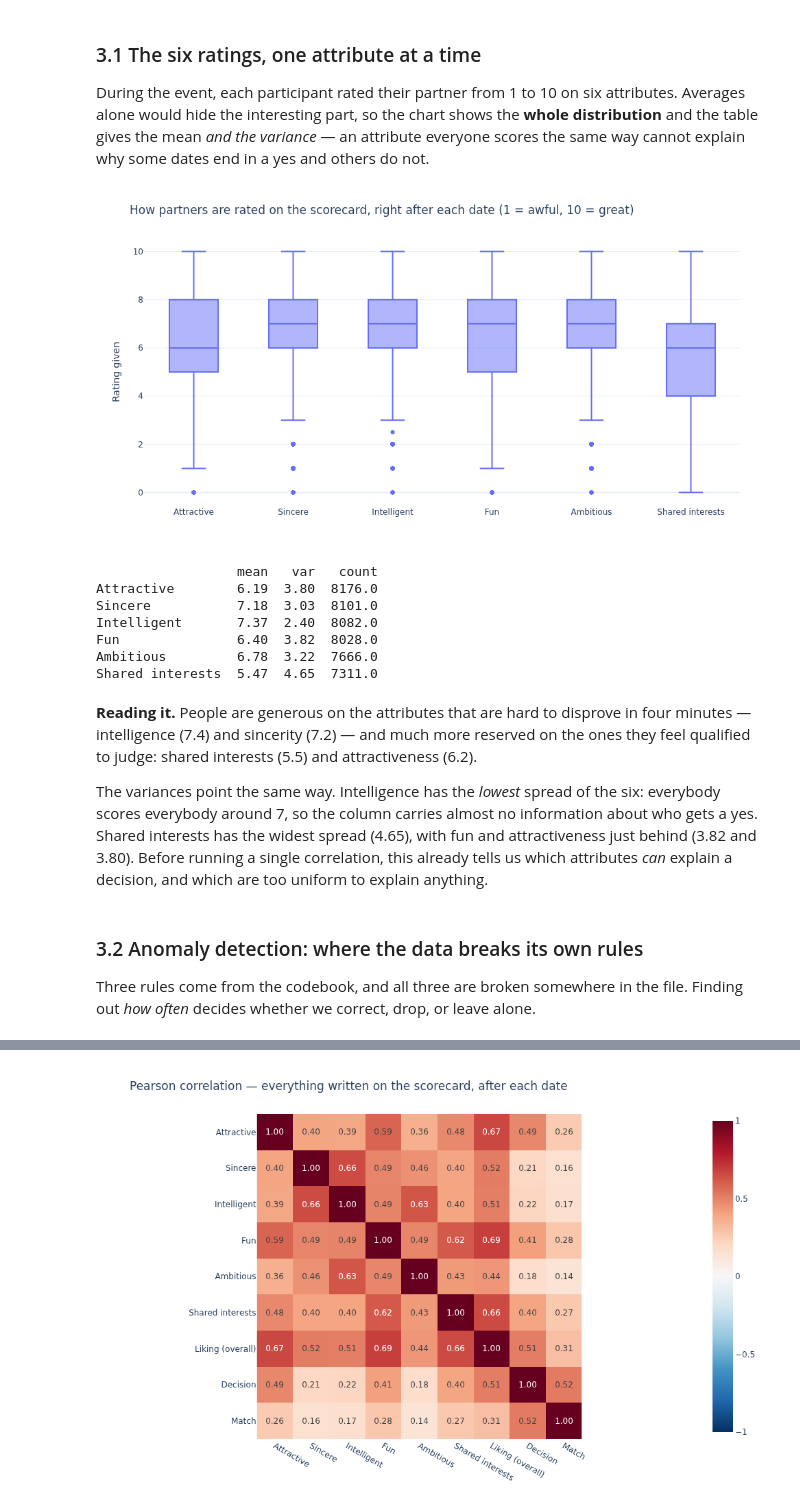
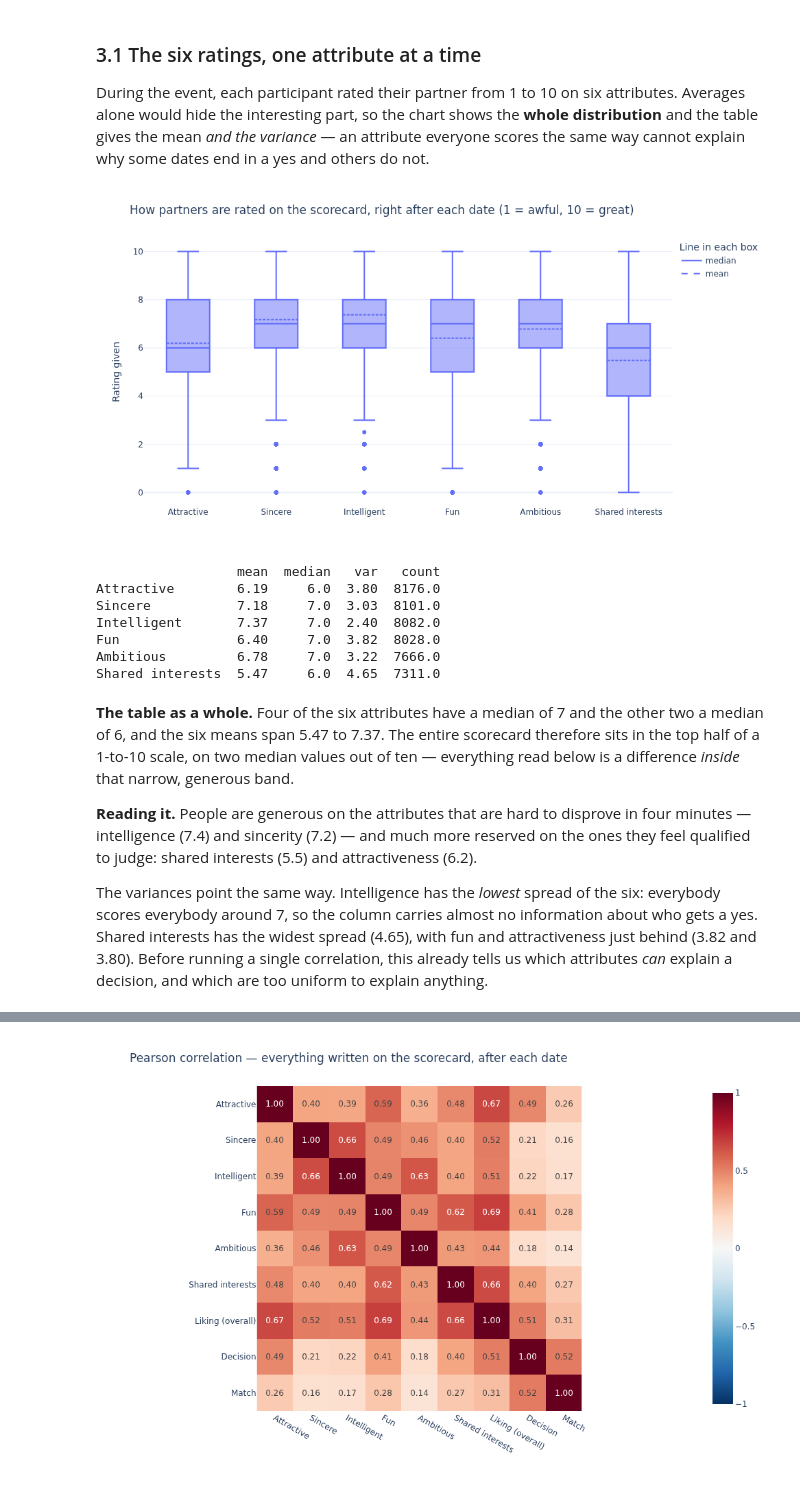
Before and after one commit to paezxavi/jedha_tinder_project, a Jupyter notebook: tinder_project.ipynb, the cells around one changed output, grey strips where cells are left out. Cells and saved outputs as stored; diff of their text form; code cells hidden in the pictures.

```diff
--- a/tinder_project.ipynb
+++ b/tinder_project.ipynb
@@ -279,11 +159,0 @@ reports how many are left.
-# %%
-# The four sparse columns, in the order the text above discusses them.
-sparse = ['income', 'mn_sat', 'tuition', 'expnum']
-print('Columns left untouched, missing rate:')
-for col in sparse:
-    print(f'  {col:9s} {df[col].isna().mean():5.1%}')
-
-print('\nColumns the analysis relies on, missing rate:')
-for col in ['dec', 'match', 'order', 'attr', 'shar', 'like', 'int_corr', 'samerace',
-            'attr1_1', 'attr3_1', 'attr_o']:
-    print(f'  {col:9s} {df[col].isna().mean():5.1%}')
@@ -319,44 +691,60 @@ alone would hide the interesting part, so the chart shows the **whole distributi
 gives the mean *and the variance* — an attribute everyone scores the same way cannot explain why
 some dates end in a yes and others do not.
 # %%
-SCORECARD = ['attr', 'sinc', 'intel', 'fun', 'amb', 'shar']
+SCORECARD = RATING          # the six ratings, named in section 2.2
 LABELS = {'attr': 'Attractive', 'sinc': 'Sincere', 'intel': 'Intelligent',
           'fun': 'Fun', 'amb': 'Ambitious', 'shar': 'Shared interests'}
 
 # Reshape to long format: one row per (date, attribute, score), which is what a box plot needs.
 ratings_long = df.melt(value_vars=SCORECARD, var_name='attribute', value_name='score').dropna()
 ratings_long['attribute'] = ratings_long['attribute'].map(LABELS)
 
 fig = px.box(ratings_long, x='attribute', y='score',
              title='How partners are rated on the scorecard, right after each date (1 = awful, 10 = great)',
              labels={'attribute': '', 'score': 'Rating given'})
+
+# A box plot draws the MEDIAN, so the solid line in each box does not match the mean in the table
+# below -- boxmean adds the mean as a dashed line, and the gap between the two lines is the skew.
+fig.update_traces(boxmean=True)
+
+# Plotly puts no legend on those two lines, and an unlabelled dashed line is a question the reader
+# should not have to ask. Two empty traces (x=[None]) draw nothing but appear in the legend, one
+# per line style -- the colour is read from the boxes themselves rather than typed in again.
+box_colour = fig.data[0].marker.color
+for name, dash in [('median', 'solid'), ('mean', 'dash')]:
+    fig.add_scatter(x=[None], y=[None], mode='lines', name=name,
+                    line=dict(color=box_colour, dash=dash))
+fig.update_layout(showlegend=True, legend=dict(title='Line in each box', y=1, x=1.01))
+
 show(fig, '3_1_rating_distributions')
 
 # Mean and variance side by side: the mean says how generous people are, the variance says how
-# much they disagree -- and only the second can drive a decision.
-summary = df[SCORECARD].agg(['mean', 'var', 'count']).T
+# much they disagree -- and only the second can drive a decision. The median comes along because
+# it is what the chart above draws: reading the two together is what shows the skew.
+summary = df[SCORECARD].agg(['mean', 'median', 'var', 'count']).T
 summary.index = summary.index.map(LABELS)
 print(summary.round(2).to_string())
 # %% [output]
-[figure, old version]
+[figure, new version]
-                  mean   var   count
-Attractive        6.19  3.80  8176.0
-Sincere           7.18  3.03  8101.0
-Intelligent       7.37  2.40  8082.0
-Fun               6.40  3.82  8028.0
-Ambitious         6.78  3.22  7666.0
-Shared interests  5.47  4.65  7311.0
+                  mean  median   var   count
+Attractive        6.19     6.0  3.80  8176.0
+Sincere           7.18     7.0  3.03  8101.0
+Intelligent       7.37     7.0  2.40  8082.0
+Fun               6.40     7.0  3.82  8028.0
+Ambitious         6.78     7.0  3.22  7666.0
+Shared interests  5.47     6.0  4.65  7311.0
 # %% [markdown]
+**The table as a whole.** Four of the six attributes have a median of 7 and the other two a median
+of 6, and the six means span 5.47 to 7.37. The entire scorecard therefore sits in the top half of a
+1-to-10 scale, on two median values out of ten — everything read below is a difference *inside*
+that narrow, generous band.
+
 **Reading it.** People are generous on the attributes that are hard to disprove in four minutes —
 intelligence (7.4) and sincerity (7.2) — and much more reserved on the ones they feel qualified to
 judge: shared interests (5.5) and attractiveness (6.2).
 
 The variances point the same way. Intelligence has the *lowest* spread of the six: everybody scores
-everybody around 7, so the column carries almost no information about who gets a yes. Shared interests has
-the widest spread (4.65), with fun and attractiveness just behind (3.82 and 3.80). Before running a single correlation, this already tells
-us which attributes *can* explain a decision, and which are too uniform to explain anything.
+everybody around 7, so the column carries almost no information about who gets a yes. Shared
+interests has the widest spread (4.65), with fun and attractiveness just behind (3.82 and 3.80).
+Before running a single correlation, this already tells us which attributes *can* explain a
+decision, and which are too uniform to explain anything.
-# %% [markdown]
-### 3.2 Anomaly detection: where the data breaks its own rules
-
-Three rules come from the codebook, and all three are broken somewhere in the file. Finding out
-*how often* decides whether we correct, drop, or leave alone.
```
Also changed, not shown: parts of 54 cells of this notebook, 5 other files.
